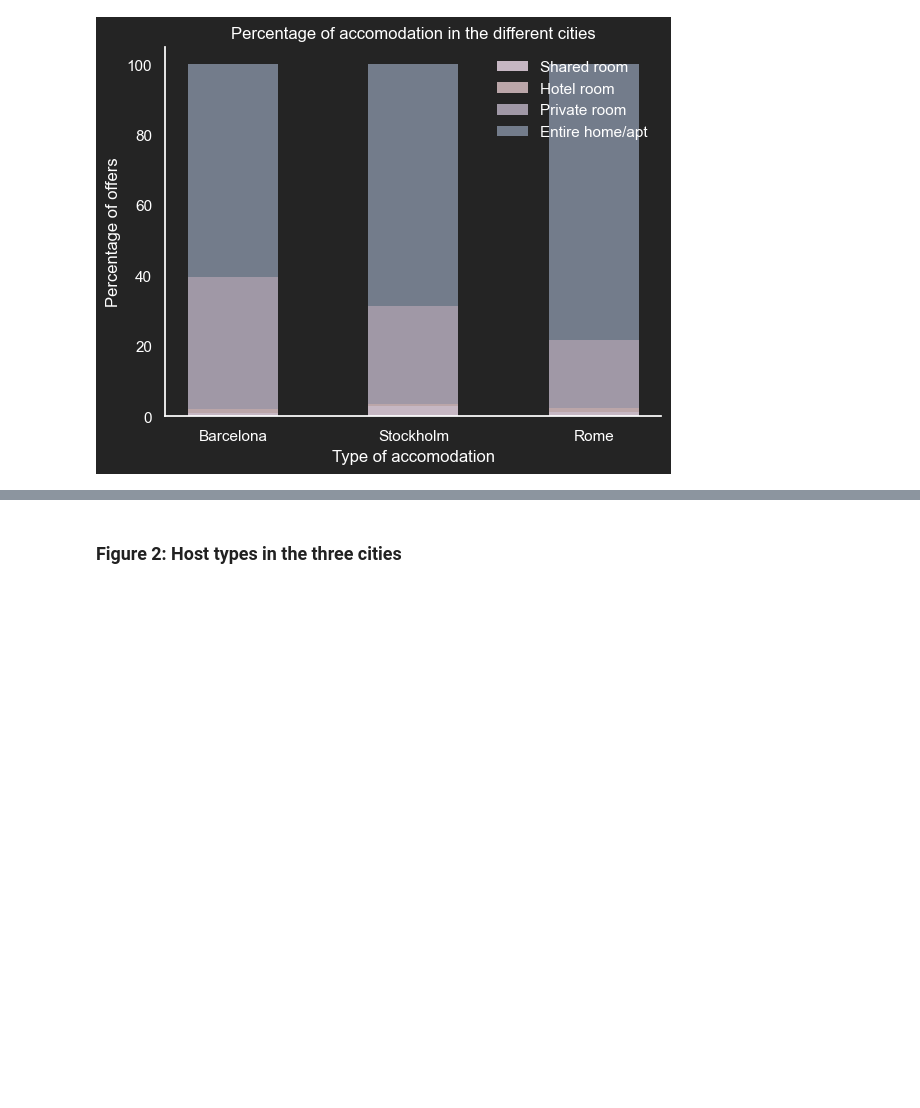
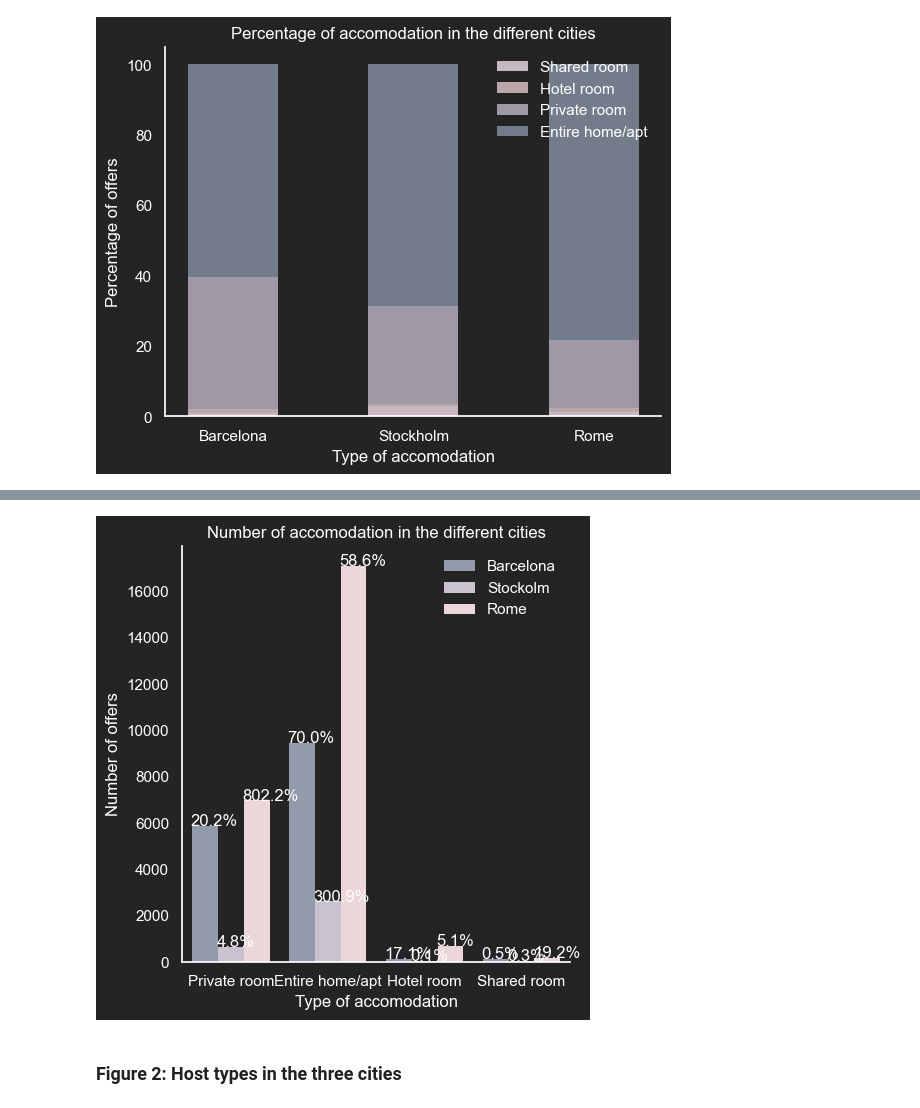
Before and after one commit to scheinmensch/Infringement_Detection_on_Airbnb, a Jupyter notebook: Visualization_3cities.ipynb, the cells around one changed output, grey strips where cells are left out. Saved outputs shown, nothing was run; the diff lists cells and outputs as text; code cells hidden in the pictures; blank space fills up the shorter version.

```diff
--- a/Visualization_3cities.ipynb
+++ b/Visualization_3cities.ipynb
@@ -291,3 +352,46 @@ stacked=True
+# %%
+def with_hue(ax, feature, Number_of_categories, hue_categories):
+    a = [p.get_height() for p in ax.patches]
+    patch = [p for p in ax.patches]
+    for i in range(Number_of_categories):
+        total = feature.value_counts().values[i]
+        for j in range(hue_categories):
+            percentage = '{:.1f}%'.format(100 * a[(j*Number_of_categories + i)]/total)
+            x = patch[(j*Number_of_categories + i)].get_x() + patch[(j*Number_of_categories + i)].get_width() / 2 - 0.15
+            y = patch[(j*Number_of_categories + i)].get_y() + patch[(j*Number_of_categories + i)].get_height()
+            ax.annotate(percentage, (x, y), size = 12, color = 'white')
+# %%
+# set the background color to #242424
+sns.set(rc={'axes.facecolor':'#242424', 'figure.facecolor':'#242424'})
+
+# plot the data with a categorical plot
+g = sns.catplot(data=df_3, kind='count', x= 'room_type', hue = 'city',  legend = '', palette = c, edgecolor = "none")
+
+#ax = sns.countplot(x = 'city', hue = 'room_type', data = df_3)
+titel = plt.title('Number of accomodation in the different cities')
+legend = plt.legend(['Barcelona','Stockolm','Rome'], loc=0, frameon=False)
+for text in legend.get_texts():
+    text.set_color("white")
+
+# change axes labels and ticks to white
+xlabel = plt.xlabel('Type of accomodation')
+ylabel = plt.ylabel('Number of offers')
+
+xlabel.set_color("white")
+ylabel.set_color("white")
+
+xtick = plt.xticks(rotation=0, color='white')
+#g.ax.set_xticklabels(['Barcelona','Stockholm','Rome'])
+ytick = plt.yticks(color="white")
+
+titel.set_color("white")
+
+# Turns off grid on the left Axis.
+g.ax.grid(False)
+
+with_hue(g.ax, df_3.room_type, 3, 4)
+# %% [output]
+[figure, added]
 # %% [markdown]
 ### Figure 2: Host types in the three cities
 # %%
```
Also changed, not shown: parts of 10 cells of this notebook.
